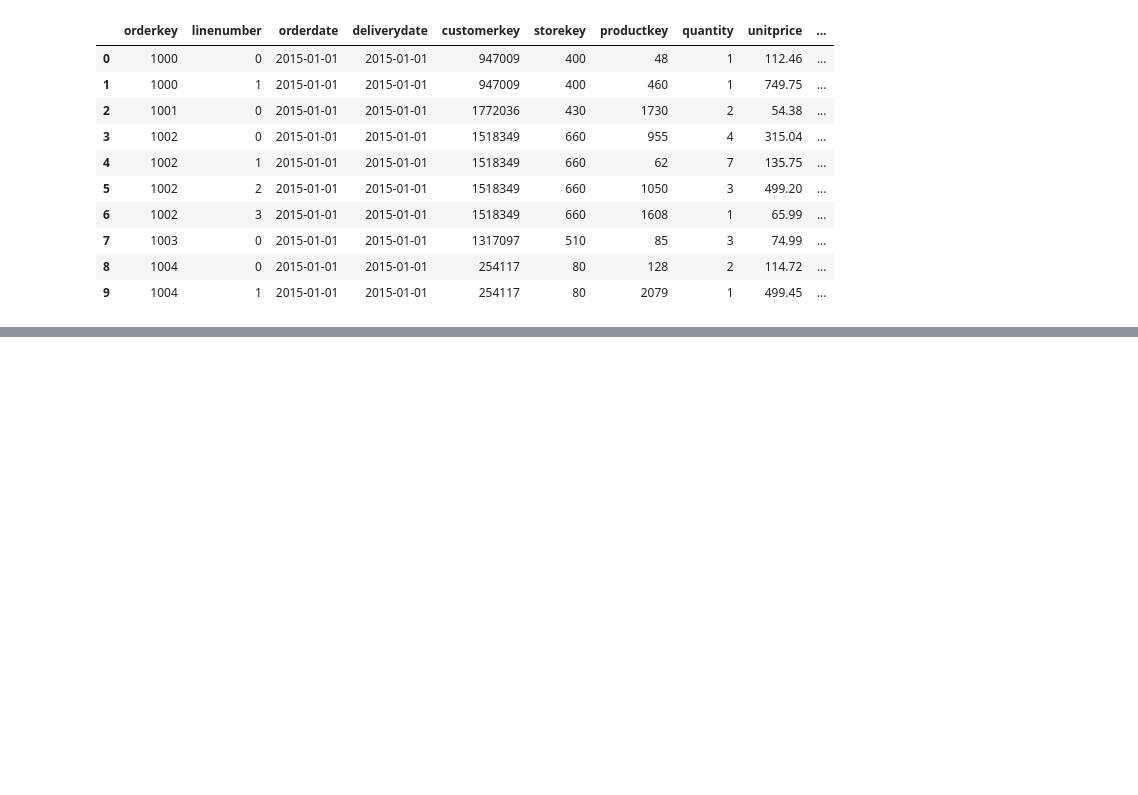
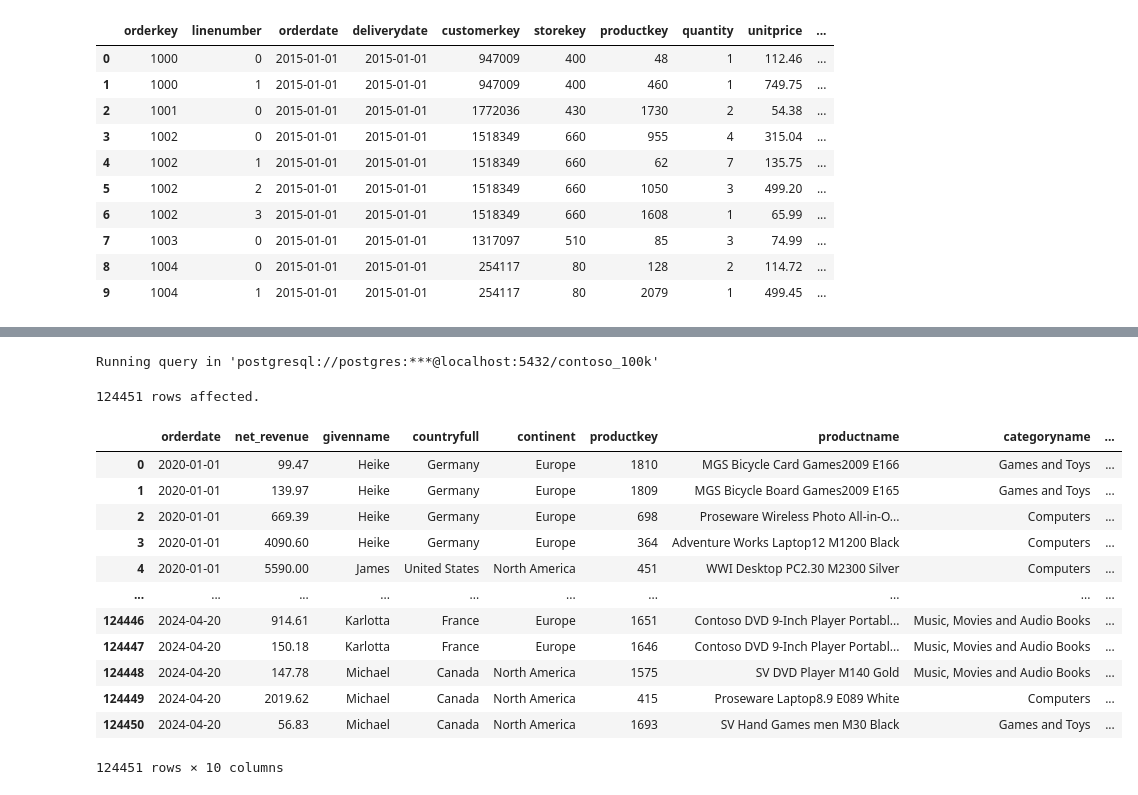
Before and after one commit to evanalyticsalex/Movie_Recommendations, a Jupyter notebook: Resources/Blank_SQL_Notebook.ipynb, the cells around one changed output, grey strips where cells are left out. Drawn from its saved outputs; the diff is of its cells as text; code cells hidden in the pictures; blank space fills up the shorter version.

```diff
--- a/Resources/Blank_SQL_Notebook.ipynb
+++ b/Resources/Blank_SQL_Notebook.ipynb
@@ -76,0 +197,39 @@ Running query in 'postgresql://postgres:***@localhost:5432/contoso_100k'
+# %%
+%%sql
+
+SELECT
+s.orderdate ,
+s.quantity*s.netprice * s.exchangerate AS net_revenue,
+c.givenname,
+c.countryfull,
+c.continent,
+p.productkey,
+p.productname,
+p.categoryname,
+p.subcategoryname,
+CASE WHEN
+s.quantity * s.netprice * s.exchangerate > 1000 Then 'High'
+else 'low' END AS HIGH_LOW
+from sales as s
+left join customer as c
+on s.customerkey = c.customerkey
+left join product as p
+on s.productkey = p.productkey
+where
+orderdate::date>='2020-01-01'
+# %% [output]
+Running query in 'postgresql://postgres:***@localhost:5432/contoso_100k'
+124451 rows affected.
+|  | orderdate | net_revenue | givenname | countryfull | continent | productkey | productname | categoryname | ... |
+| 0 | 2020-01-01 | 99.47 | Heike | Germany | Europe | 1810 | MGS Bicycle Card Games2009 E166 | Games and Toys | ... |
+| 1 | 2020-01-01 | 139.97 | Heike | Germany | Europe | 1809 | MGS Bicycle Board Games2009 E165 | Games and Toys | ... |
+| 2 | 2020-01-01 | 669.39 | Heike | Germany | Europe | 698 | Proseware Wireless Photo All-in-O... | Computers | ... |
+| 3 | 2020-01-01 | 4090.60 | Heike | Germany | Europe | 364 | Adventure Works Laptop12 M1200 Black | Computers | ... |
+| 4 | 2020-01-01 | 5590.00 | James | United States | North America | 451 | WWI Desktop PC2.30 M2300 Silver | Computers | ... |
+| ... | ... | ... | ... | ... | ... | ... | ... | ... | ... |
+| 124446 | 2024-04-20 | 914.61 | Karlotta | France | Europe | 1651 | Contoso DVD 9-Inch Player Portabl... | Music, Movies and Audio Books | ... |
+| 124447 | 2024-04-20 | 150.18 | Karlotta | France | Europe | 1646 | Contoso DVD 9-Inch Player Portabl... | Music, Movies and Audio Books | ... |
+| 124448 | 2024-04-20 | 147.78 | Michael | Canada | North America | 1575 | SV DVD Player M140 Gold | Music, Movies and Audio Books | ... |
+| 124449 | 2024-04-20 | 2019.62 | Michael | Canada | North America | 415 | Proseware Laptop8.9 E089 White | Computers | ... |
+| 124450 | 2024-04-20 | 56.83 | Michael | Canada | North America | 1693 | SV Hand Games men M30 Black | Games and Toys | ... |
+124451 rows × 10 columns
```
Also changed, not shown: parts of 9 cells of this notebook.
